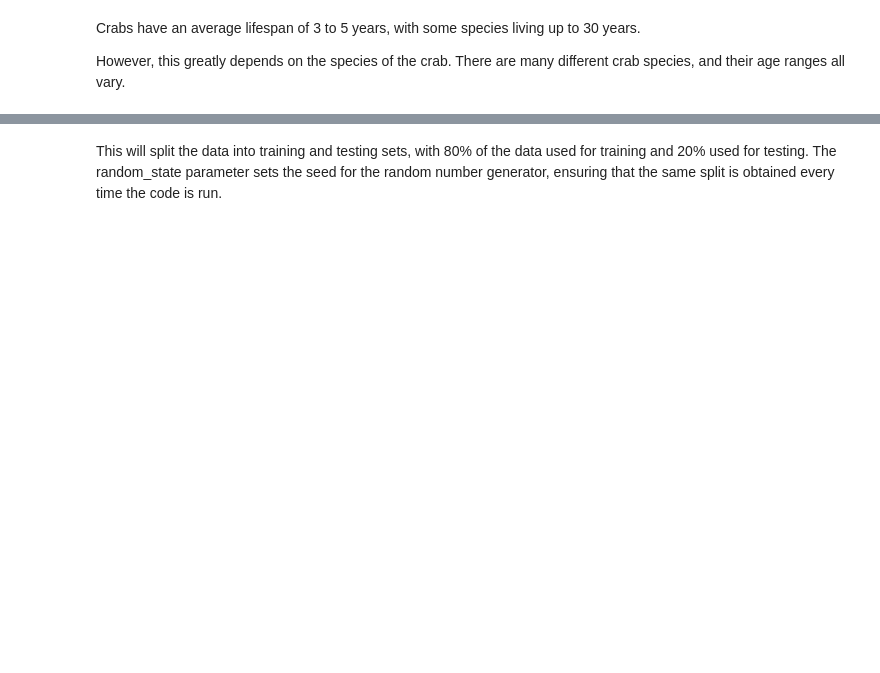
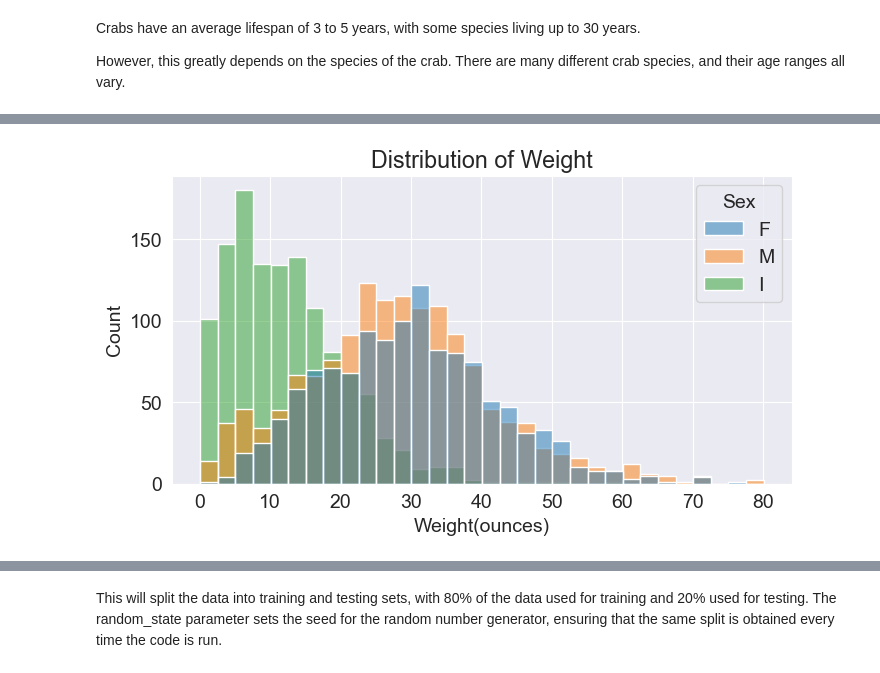
Before and after one commit to Aravinth-Megnath/Crab, a Jupyter notebook: crab_age_prediction.ipynb, the cells around one changed output, grey strips where cells are left out. Drawn from its saved outputs; the diff is of its cells as text; code cells hidden in the pictures; blank space fills up the shorter version.

```diff
--- a/crab_age_prediction.ipynb
+++ b/crab_age_prediction.ipynb
@@ -85 +89,3 @@ dtype: int64
+# %%
+df1 = df.copy()
 # %% [markdown]
@@ -587,0 +159,18 @@ Shape of X test : (771, 8)
+# %%
+import matplotlib as mpl
+import seaborn as sns
+import matplotlib.pyplot as plt
+%matplotlib inline
+
+sns.set_style('darkgrid')
+mpl.rcParams['font.size'] = 14
+mpl.rcParams['figure.figsize'] = (8, 4)
+mpl.rcParams['figure.facecolor'] = '#00000000'
+# %%
+sns.histplot(data = df1,x= 'Weight',hue='Sex')
+plt.title('Distribution of Weight')
+plt.xlabel('Weight(ounces)')
+plt.ylabel('Count')
+plt.show()
+# %% [output]
+[figure, added]
```
Also changed, not shown: parts of 145 cells of this notebook, 2 other files.
